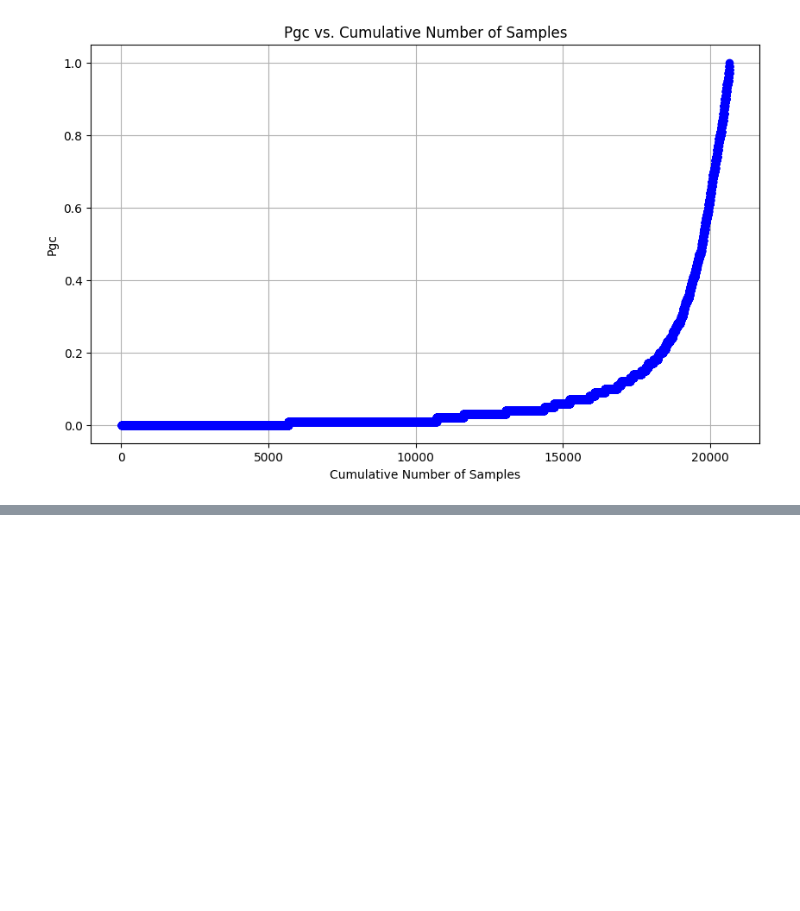
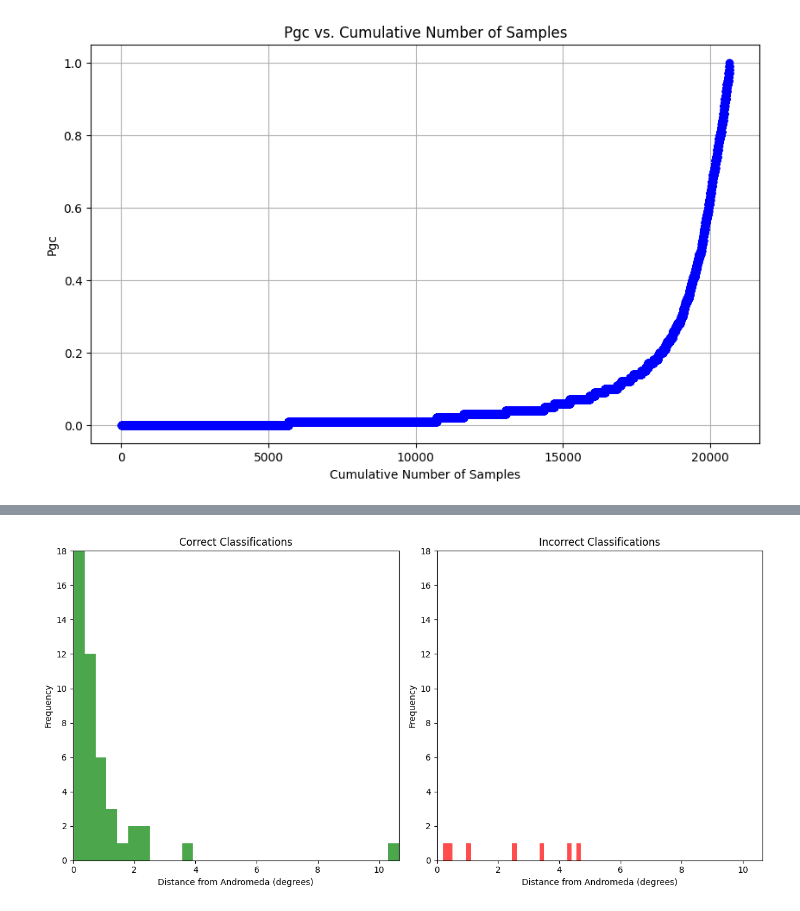
Before and after one commit to OscarKlemenz/Star-Cluster-Classifier, a Jupyter notebook: src/visualisations.ipynb, the cells around one changed output, grey strips where cells are left out. Saved outputs shown, nothing was run; the diff lists cells and outputs as text; code cells hidden in the pictures; blank space fills up the shorter version.

```diff
--- a/src/visualisations.ipynb
+++ b/src/visualisations.ipynb
@@ -154,0 +371,81 @@ plt.show()
+# %%
+import os
+import re
+import numpy as np
+import matplotlib.pyplot as plt
+
+# Andromeda Galaxy coordinates
+andromeda_ra = 10.6847083
+andromeda_dec = 41.26875
+
+# Directories containing the classified images
+correct_dir = '../data/correct_incorrect_128SRNC/correct'
+incorrect_dir = '../data/correct_incorrect_128SRNC/incorrect'
+
+# Function to extract RA and DEC from filename
+def extract_ra_dec(filename):
+    match = re.search(r'_(\d+\.\d+)_(\d+\.\d+)\.png$', filename)
+    if match:
+        ra = float(match.group(1))
+        dec = float(match.group(2))
+        return ra, dec
+    return None, None
+
+# Function to calculate distance from Andromeda
+def calculate_distance(ra, dec):
+    return np.sqrt((ra - andromeda_ra)**2 + (dec - andromeda_dec)**2)
+
+# Lists to store distances for correct and incorrect classifications
+correct_distances = []
+incorrect_distances = []
+
+# Process correct images
+for filename in os.listdir(correct_dir):
+    if filename.lower().endswith('.png'):
+        ra, dec = extract_ra_dec(filename)
+        if ra is not None and dec is not None:
+            distance = calculate_distance(ra, dec)
+            correct_distances.append(distance)
+
+# Process incorrect images
+for filename in os.listdir(incorrect_dir):
+    if filename.lower().endswith('.png'):
+        ra, dec = extract_ra_dec(filename)
+        if ra is not None and dec is not None:
+            distance = calculate_distance(ra, dec)
+            incorrect_distances.append(distance)
+
+# Convert to numpy arrays
+correct_distances = np.array(correct_distances)
+incorrect_distances = np.array(incorrect_distances)
+
+# Determine the range for the x-axis and y-axis
+x_range = (0, max(np.max(correct_distances), np.max(incorrect_distances)))
+y_max = max(np.histogram(correct_distances, bins=30)[0].max(), np.histogram(incorrect_distances, bins=30)[0].max())
+
+# Plot histograms
+plt.figure(figsize=(12, 6))
+
+# Histogram for correct classifications
+plt.subplot(1, 2, 1)
+plt.hist(correct_distances, bins=30, color='green', alpha=0.7)
+plt.xlabel('Distance from Andromeda (degrees)')
+plt.ylabel('Frequency')
+plt.title('Correct Classifications')
+plt.xlim(x_range)
+plt.ylim(0, y_max)
+
+# Histogram for incorrect classifications
+plt.subplot(1, 2, 2)
+plt.hist(incorrect_distances, bins=30, color='red', alpha=0.7)
+plt.xlabel('Distance from Andromeda (degrees)')
+plt.ylabel('Frequency')
+plt.title('Incorrect Classifications')
+plt.xlim(x_range)
+plt.ylim(0, y_max)
+
+# Show the plot
+plt.tight_layout()
+plt.show()
+# %% [output]
+[figure, added]
```
Also changed, not shown: parts of 6 cells of this notebook, 7 other files.
